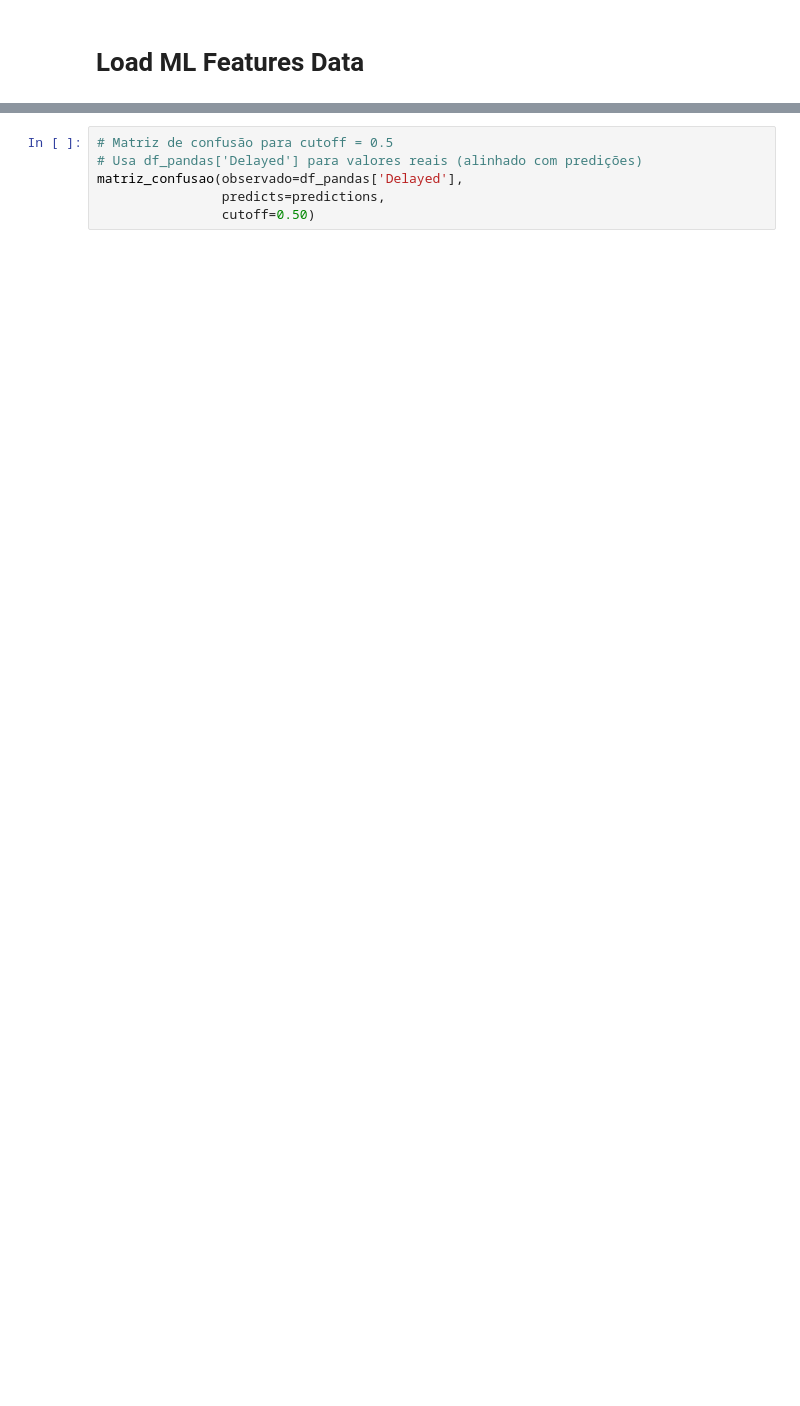
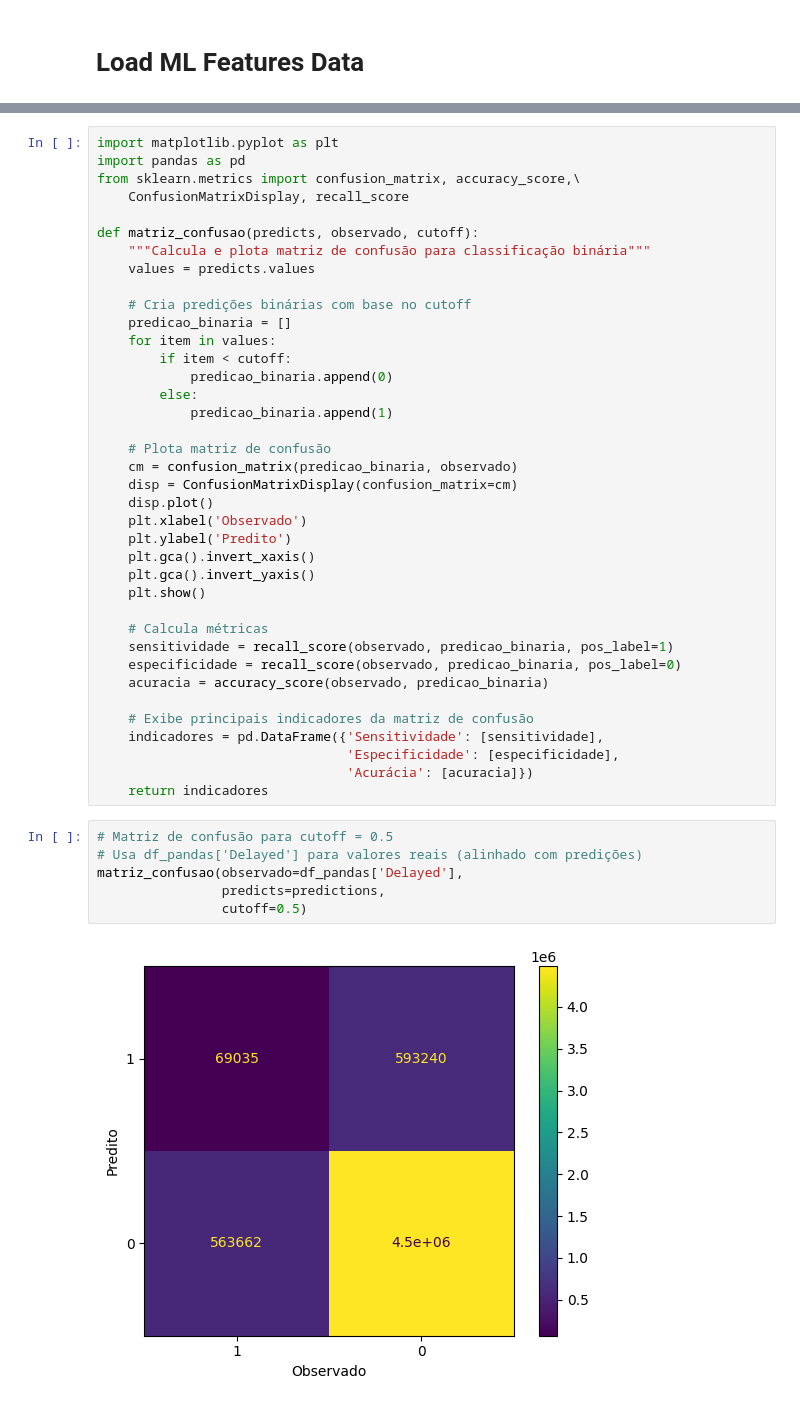
Before and after one commit to rics81/FIAP-8MLET-TechChallenge-III, a Jupyter notebook: tc3_lbr.ipynb, the cells around one changed output, grey strips where cells are left out. Saved outputs shown, nothing was run; the diff lists cells and outputs as text; blank space fills up the shorter version.

Commit message:
Aprimoramentos na regressão logistica binária

```diff
--- a/tc3_lbr.ipynb
+++ b/tc3_lbr.ipynb
@@ -105,6 +138,46 @@ print(df_final.head())
+# %%
+import matplotlib.pyplot as plt
+import pandas as pd
+from sklearn.metrics import confusion_matrix, accuracy_score,\
+    ConfusionMatrixDisplay, recall_score
+
+def matriz_confusao(predicts, observado, cutoff):
+    """Calcula e plota matriz de confusão para classificação binária"""
+    values = predicts.values
+
+    # Cria predições binárias com base no cutoff
+    predicao_binaria = []
+    for item in values:
+        if item < cutoff:
+            predicao_binaria.append(0)
+        else:
+            predicao_binaria.append(1)
+
+    # Plota matriz de confusão
+    cm = confusion_matrix(predicao_binaria, observado)
+    disp = ConfusionMatrixDisplay(confusion_matrix=cm)
+    disp.plot()
+    plt.xlabel('Observado')
+    plt.ylabel('Predito')
+    plt.gca().invert_xaxis()
+    plt.gca().invert_yaxis()
+    plt.show()
+
+    # Calcula métricas
+    sensitividade = recall_score(observado, predicao_binaria, pos_label=1)
+    especificidade = recall_score(observado, predicao_binaria, pos_label=0)
+    acuracia = accuracy_score(observado, predicao_binaria)
+
+    # Exibe principais indicadores da matriz de confusão
+    indicadores = pd.DataFrame({'Sensitividade': [sensitividade],
+                                'Especificidade': [especificidade],
+                                'Acurácia': [acuracia]})
+    return indicadores
 # %%
 # Matriz de confusão para cutoff = 0.5
 # Usa df_pandas['Delayed'] para valores reais (alinhado com predições)
 matriz_confusao(observado=df_pandas['Delayed'],
                 predicts=predictions,
-                cutoff=0.50)
+                cutoff=0.5)
+# %% [output]
+[figure, added]
```
Also changed, not shown: parts of 8 cells of this notebook, 2 other files.
